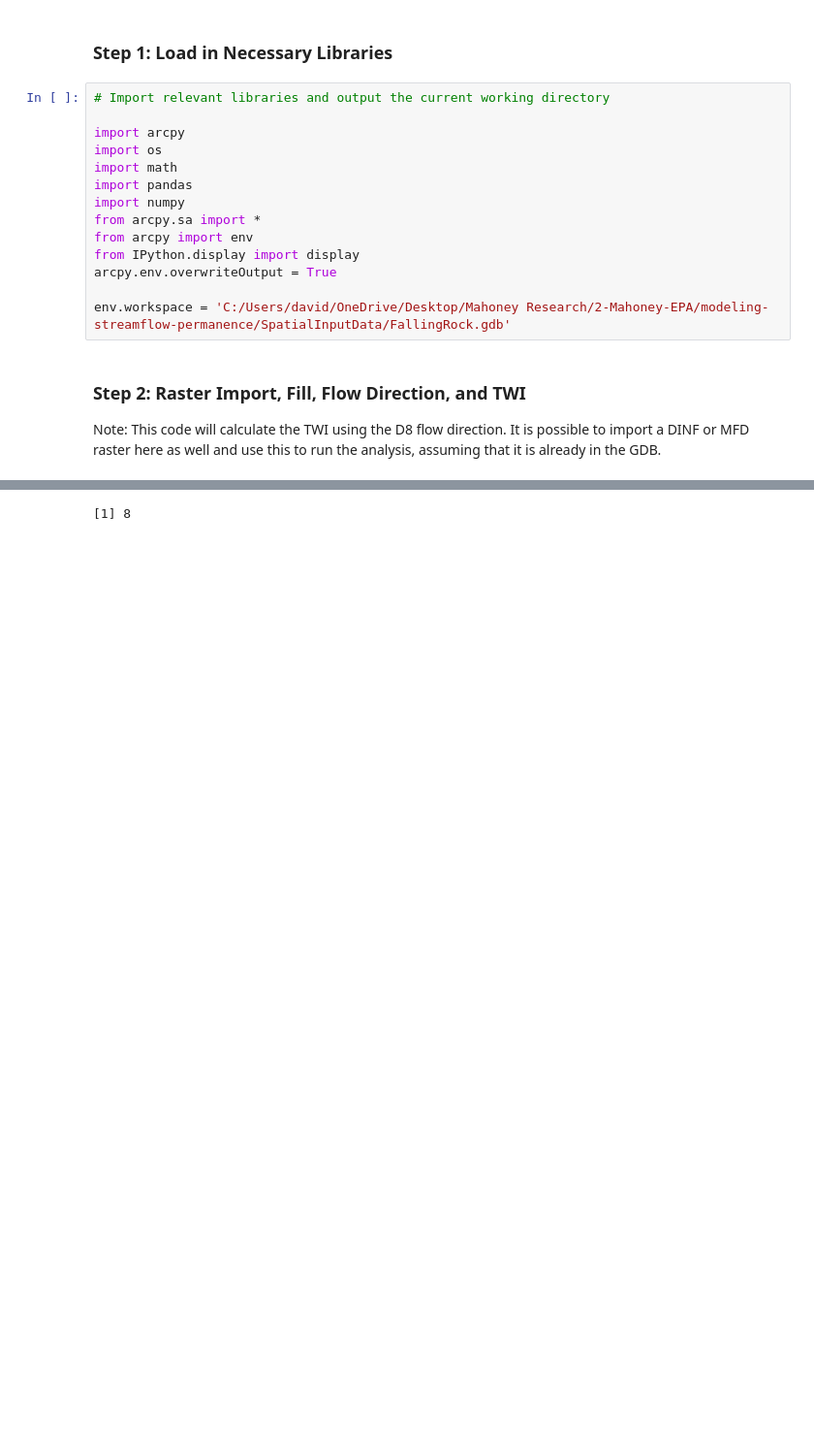
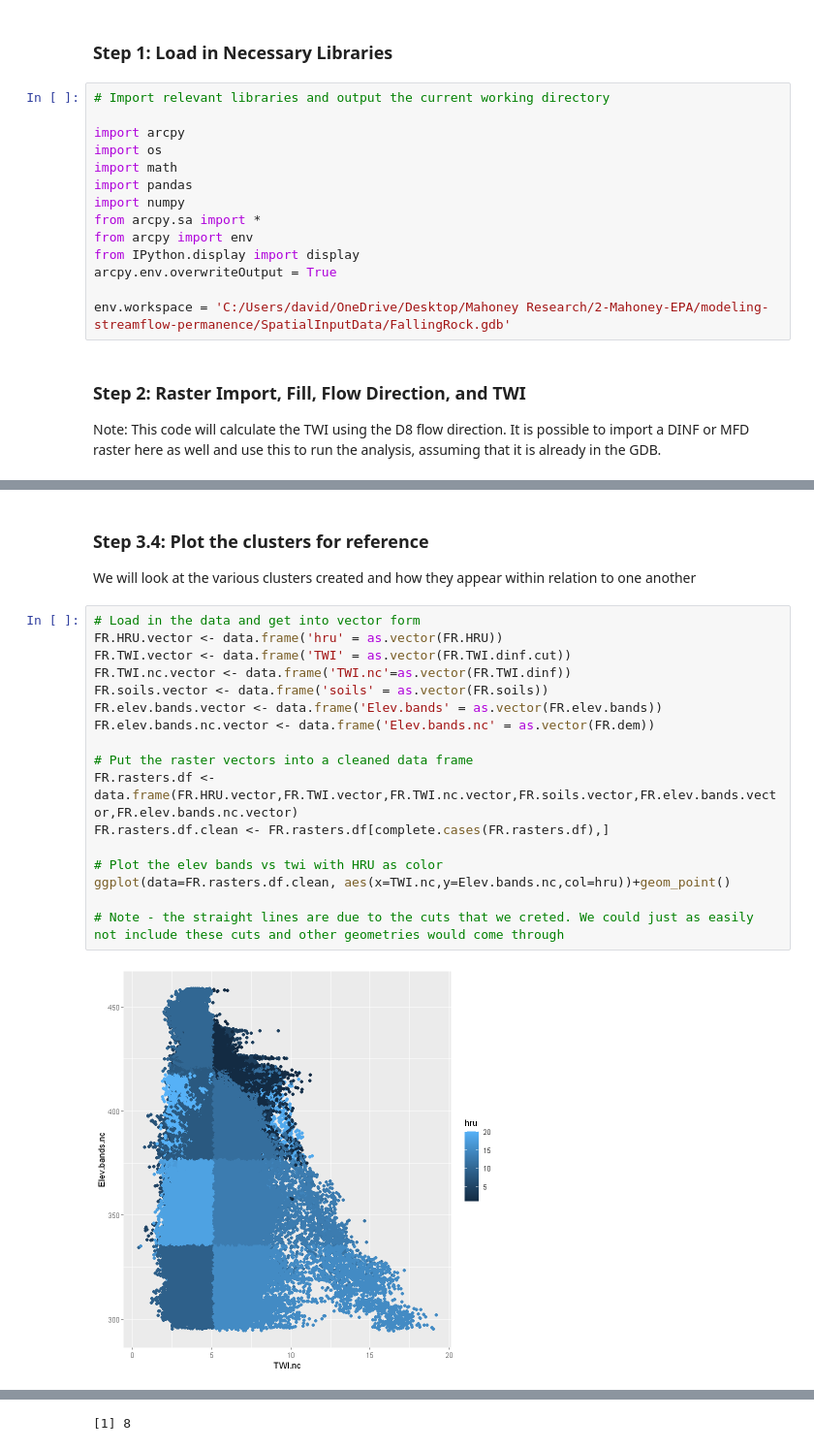
Before and after one commit to tyler-mahoney/modeling-streamflow-permanence, a Jupyter notebook: run-spatial-discretization.ipynb, the cells around one changed output, grey strips where cells are left out. Shown: that part at 97% size. Saved outputs shown, nothing was run; the diff lists cells and outputs as text; blank space fills up the shorter version.

```diff
--- a/run-spatial-discretization.ipynb
+++ b/run-spatial-discretization.ipynb
@@ -58,0 +190,22 @@ Any number of layers may be input to represent HRUs. HRUs will be derived from a
+# %% [markdown]
+### Step 3.4: Plot the clusters for reference
+We will look at the various clusters created and how they appear within relation to one another
+# %%
+# Load in the data and get into vector form
+FR.HRU.vector <- data.frame('hru' = as.vector(FR.HRU))
+FR.TWI.vector <- data.frame('TWI' = as.vector(FR.TWI.dinf.cut))
+FR.TWI.nc.vector <- data.frame('TWI.nc'=as.vector(FR.TWI.dinf))
+FR.soils.vector <- data.frame('soils' = as.vector(FR.soils))
+FR.elev.bands.vector <- data.frame('Elev.bands' = as.vector(FR.elev.bands))
+FR.elev.bands.nc.vector <- data.frame('Elev.bands.nc' = as.vector(FR.dem))
+
+# Put the raster vectors into a cleaned data frame
+FR.rasters.df <- data.frame(FR.HRU.vector,FR.TWI.vector,FR.TWI.nc.vector,FR.soils.vector,FR.elev.bands.vector,FR.elev.bands.nc.vector)
+FR.rasters.df.clean <- FR.rasters.df[complete.cases(FR.rasters.df),]
+
+# Plot the elev bands vs twi with HRU as color
+ggplot(data=FR.rasters.df.clean, aes(x=TWI.nc,y=Elev.bands.nc,col=hru))+geom_point()
+
+# Note - the straight lines are due to the cuts that we creted. We could just as easily not include these cuts and other geometries would come through
+# %% [output]
+[figure, added]
```
Also changed, not shown: parts of 17 cells of this notebook, 14 other files.
